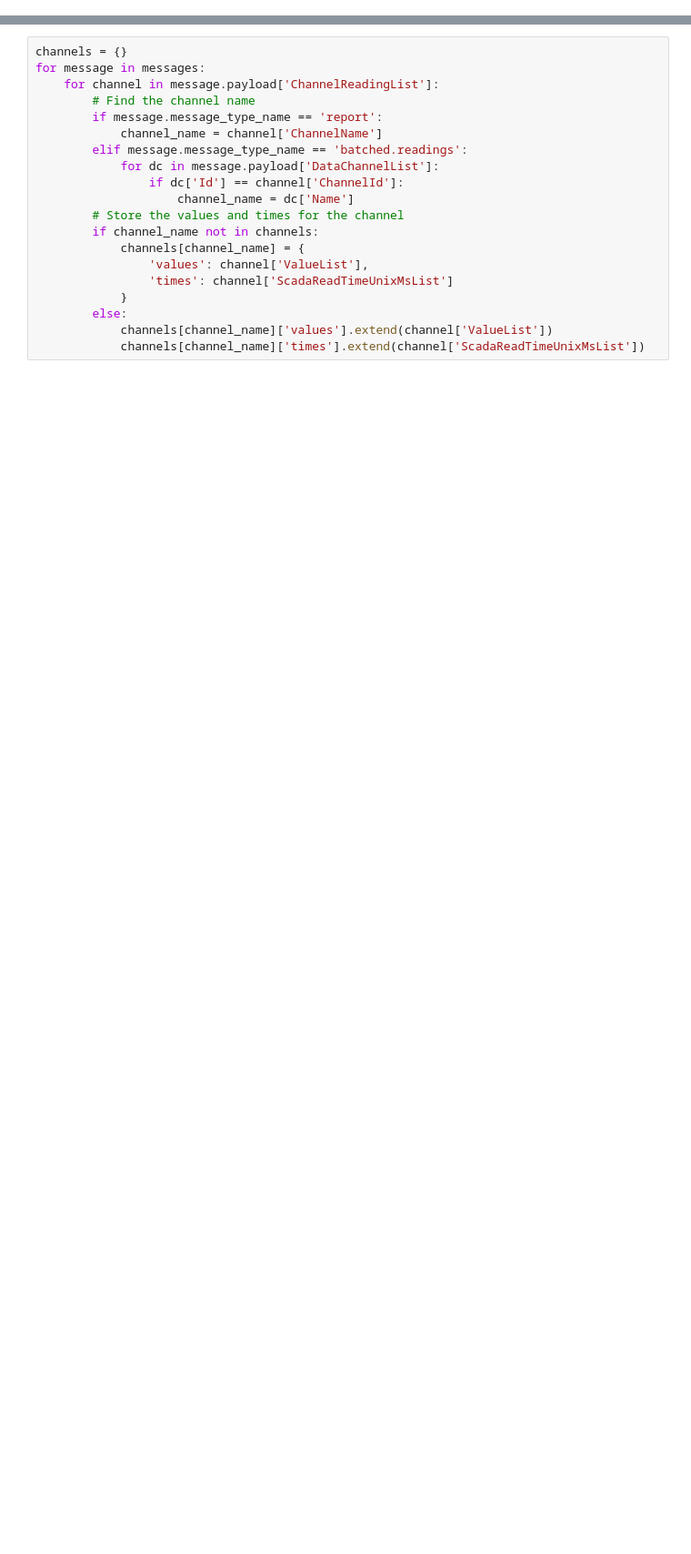
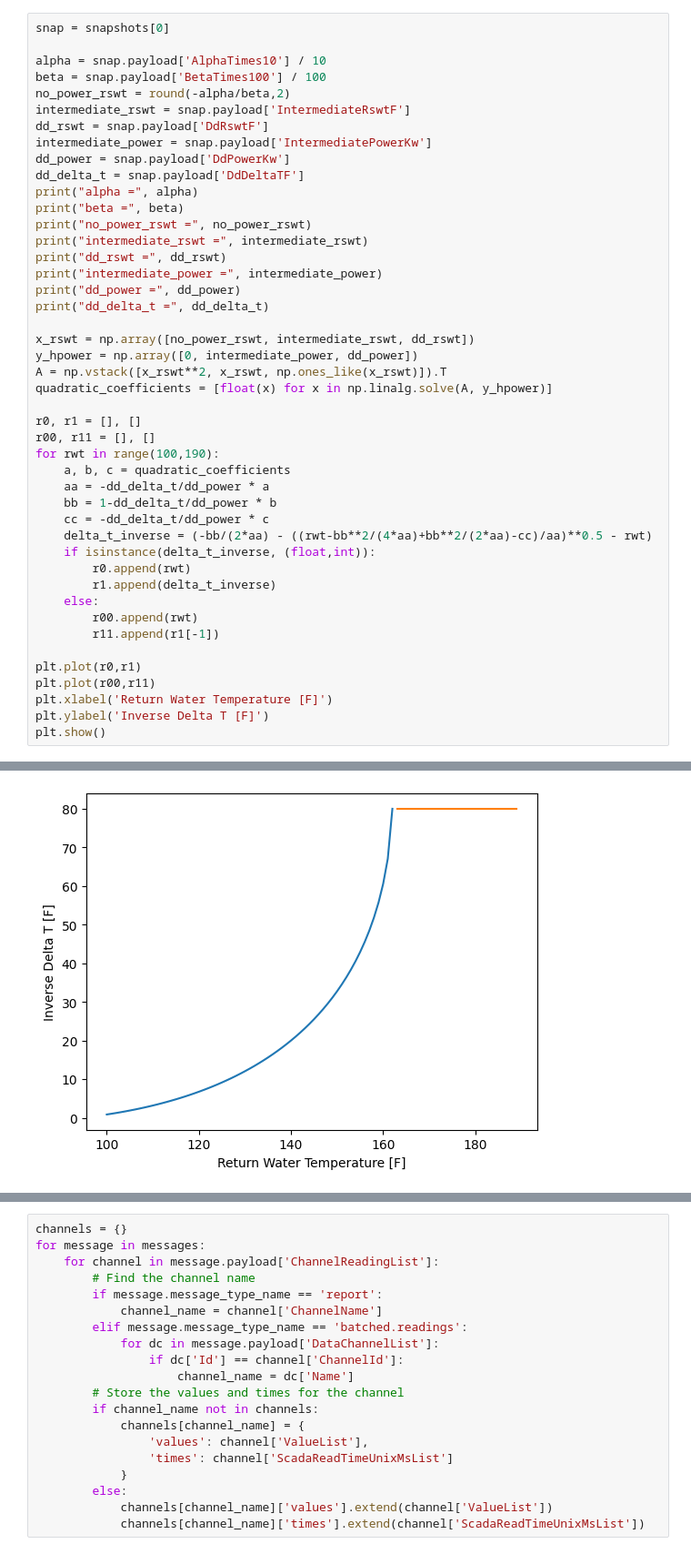
Before and after one commit to thegridelectric/visualizer, a Jupyter notebook: plots_WIP.ipynb, the cells around one changed output, grey strips where cells are left out. Shown: that part at 91% size. Drawn from its saved outputs; the diff is of its cells as text; blank space fills up the shorter version.

```diff
--- a/plots_WIP.ipynb
+++ b/plots_WIP.ipynb
@@ -64,0 +55,46 @@ messages[0].to_dict()
+# %%
+snap = snapshots[0]
+
+alpha = snap.payload['AlphaTimes10'] / 10
+beta = snap.payload['BetaTimes100'] / 100
+no_power_rswt = round(-alpha/beta,2)
+intermediate_rswt = snap.payload['IntermediateRswtF']
+dd_rswt = snap.payload['DdRswtF']
+intermediate_power = snap.payload['IntermediatePowerKw']
+dd_power = snap.payload['DdPowerKw']
+dd_delta_t = snap.payload['DdDeltaTF']
+print("alpha =", alpha)
+print("beta =", beta)
+print("no_power_rswt =", no_power_rswt)
+print("intermediate_rswt =", intermediate_rswt)
+print("dd_rswt =", dd_rswt)
+print("intermediate_power =", intermediate_power)
+print("dd_power =", dd_power)
+print("dd_delta_t =", dd_delta_t)
+
+x_rswt = np.array([no_power_rswt, intermediate_rswt, dd_rswt])
+y_hpower = np.array([0, intermediate_power, dd_power])
+A = np.vstack([x_rswt**2, x_rswt, np.ones_like(x_rswt)]).T
+quadratic_coefficients = [float(x) for x in np.linalg.solve(A, y_hpower)]
+
+r0, r1 = [], []
+r00, r11 = [], []
+for rwt in range(100,190):
+    a, b, c = quadratic_coefficients
+    aa = -dd_delta_t/dd_power * a
+    bb = 1-dd_delta_t/dd_power * b
+    cc = -dd_delta_t/dd_power * c
+    delta_t_inverse = (-bb/(2*aa) - ((rwt-bb**2/(4*aa)+bb**2/(2*aa)-cc)/aa)**0.5 - rwt)
+    if isinstance(delta_t_inverse, (float,int)):
+        r0.append(rwt)
+        r1.append(delta_t_inverse)
+    else:
+        r00.append(rwt)
+        r11.append(r1[-1])
+
+plt.plot(r0,r1)
+plt.plot(r00,r11)
+plt.xlabel('Return Water Temperature [F]')
+plt.ylabel('Inverse Delta T [F]')
+plt.show()
+# %% [output]
@@ -64,0 +109 @@ messages[0].to_dict()
+[figure, added]
```
Also changed, not shown: parts of 9 cells of this notebook, 15 other files.
